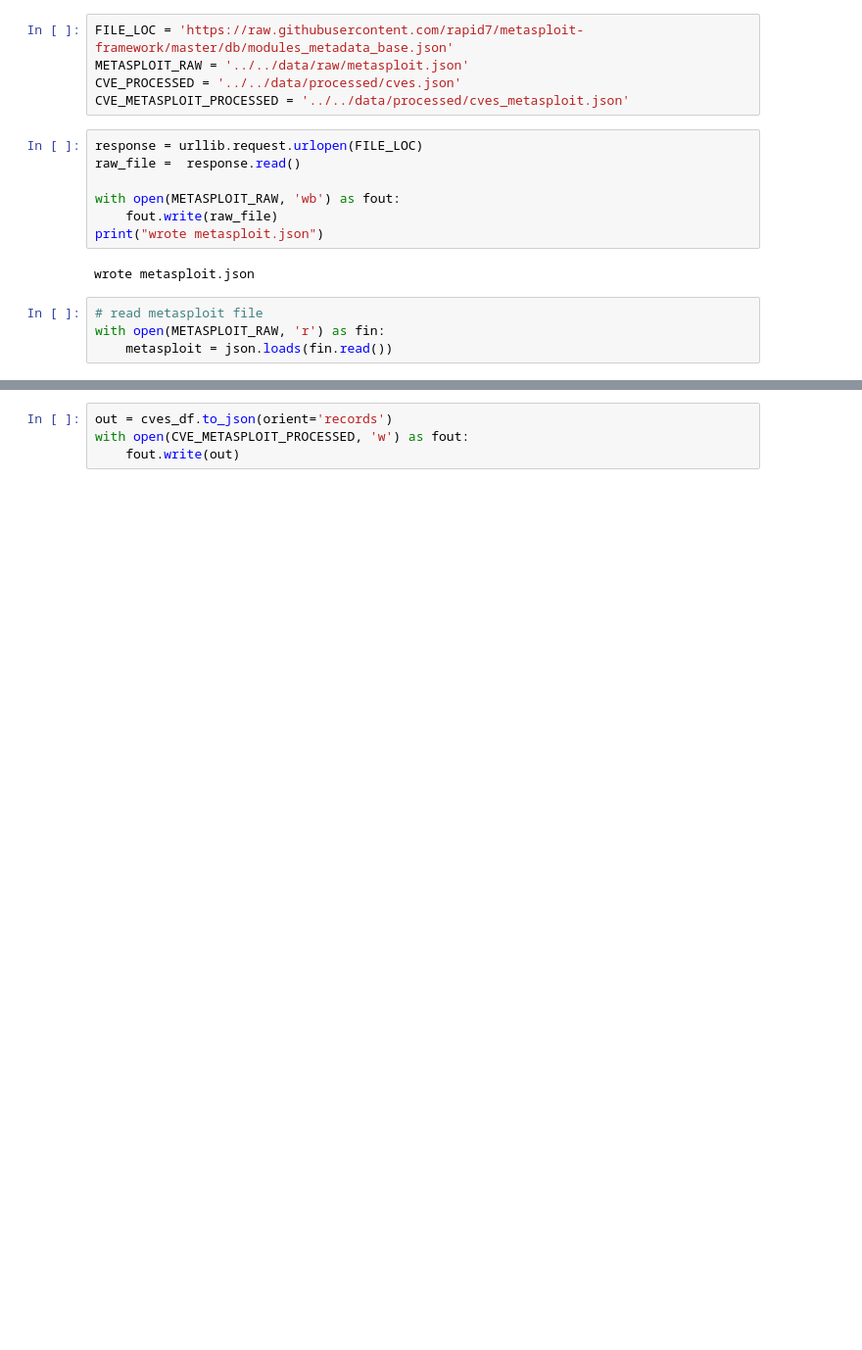
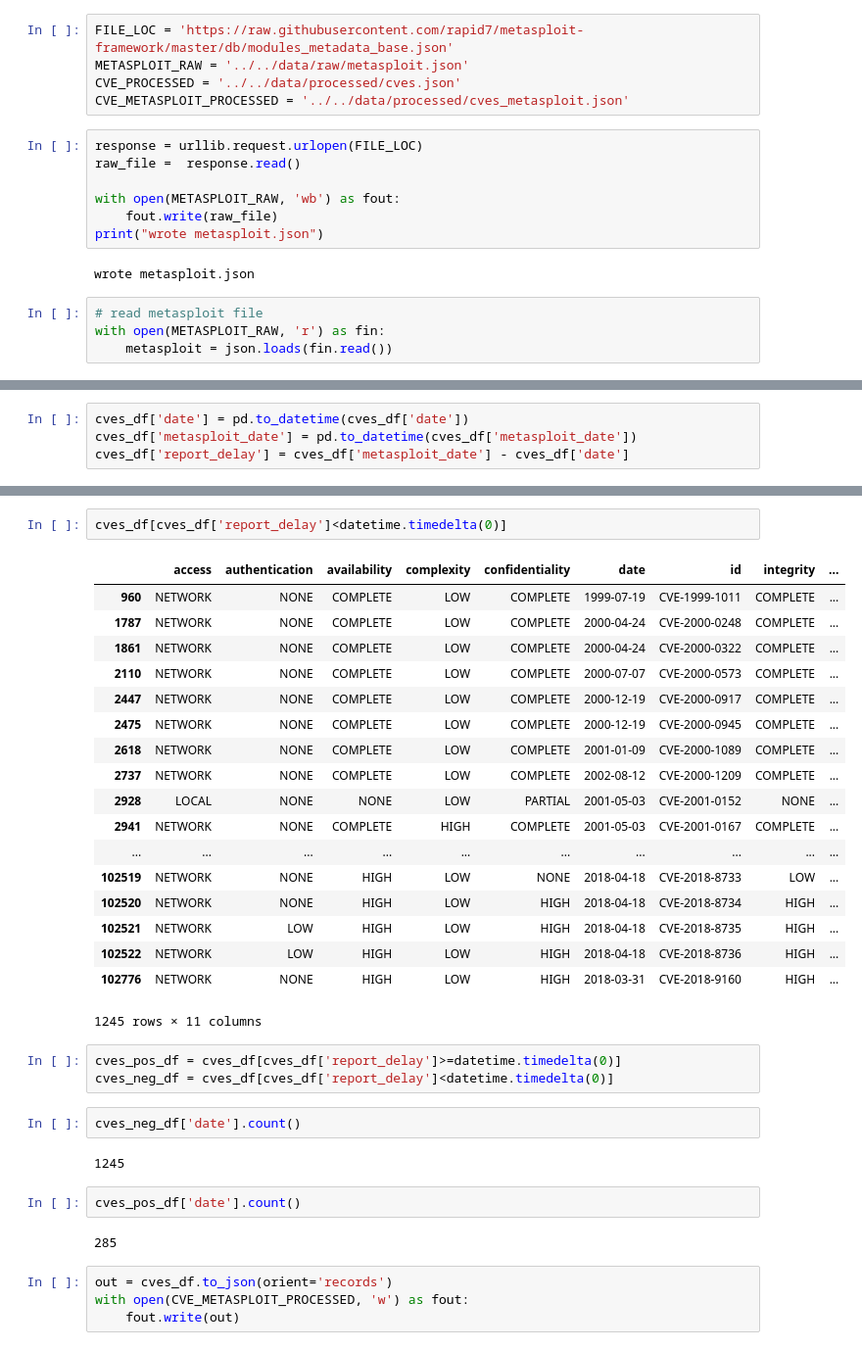
Before and after one commit to kfarr3/MLND-Capstone, a Jupyter notebook: code/data_prep/metasploit.ipynb, the cells around one changed output, grey strips where cells are left out. Shown at 98% size. Cells and saved outputs as stored; diff of their text form; blank space fills up the shorter version.

```diff
--- a/code/data_prep/metasploit.ipynb
+++ b/code/data_prep/metasploit.ipynb
@@ -66,0 +113,4 @@ cves_df.head()
+# %%
+cves_df['date'] = pd.to_datetime(cves_df['date'])
+cves_df['metasploit_date'] = pd.to_datetime(cves_df['metasploit_date'])
+cves_df['report_delay'] = cves_df['metasploit_date'] - cves_df['date']
@@ -67,3 +138,35 @@ cves_df.head()
+# %%
+cves_df[cves_df['report_delay']<datetime.timedelta(0)]
+# %% [output]
+|  | access | authentication | availability | complexity | confidentiality | date | id | integrity | ... |
+| 960 | NETWORK | NONE | COMPLETE | LOW | COMPLETE | 1999-07-19 | CVE-1999-1011 | COMPLETE | ... |
+| 1787 | NETWORK | NONE | COMPLETE | LOW | COMPLETE | 2000-04-24 | CVE-2000-0248 | COMPLETE | ... |
+| 1861 | NETWORK | NONE | COMPLETE | LOW | COMPLETE | 2000-04-24 | CVE-2000-0322 | COMPLETE | ... |
+| 2110 | NETWORK | NONE | COMPLETE | LOW | COMPLETE | 2000-07-07 | CVE-2000-0573 | COMPLETE | ... |
+| 2447 | NETWORK | NONE | COMPLETE | LOW | COMPLETE | 2000-12-19 | CVE-2000-0917 | COMPLETE | ... |
+| 2475 | NETWORK | NONE | COMPLETE | LOW | COMPLETE | 2000-12-19 | CVE-2000-0945 | COMPLETE | ... |
+| 2618 | NETWORK | NONE | COMPLETE | LOW | COMPLETE | 2001-01-09 | CVE-2000-1089 | COMPLETE | ... |
+| 2737 | NETWORK | NONE | COMPLETE | LOW | COMPLETE | 2002-08-12 | CVE-2000-1209 | COMPLETE | ... |
+| 2928 | LOCAL | NONE | NONE | LOW | PARTIAL | 2001-05-03 | CVE-2001-0152 | NONE | ... |
+| 2941 | NETWORK | NONE | COMPLETE | HIGH | COMPLETE | 2001-05-03 | CVE-2001-0167 | COMPLETE | ... |
+| ... | ... | ... | ... | ... | ... | ... | ... | ... | ... |
+| 102519 | NETWORK | NONE | HIGH | LOW | NONE | 2018-04-18 | CVE-2018-8733 | LOW | ... |
+| 102520 | NETWORK | NONE | HIGH | LOW | HIGH | 2018-04-18 | CVE-2018-8734 | HIGH | ... |
+| 102521 | NETWORK | LOW | HIGH | LOW | HIGH | 2018-04-18 | CVE-2018-8735 | HIGH | ... |
+| 102522 | NETWORK | LOW | HIGH | LOW | HIGH | 2018-04-18 | CVE-2018-8736 | HIGH | ... |
+| 102776 | NETWORK | NONE | HIGH | LOW | HIGH | 2018-03-31 | CVE-2018-9160 | HIGH | ... |
+1245 rows × 11 columns
+# %%
+cves_pos_df = cves_df[cves_df['report_delay']>=datetime.timedelta(0)]
+cves_neg_df = cves_df[cves_df['report_delay']<datetime.timedelta(0)]
+# %%
+cves_neg_df['date'].count()
+# %% [output]
+1245
+# %%
+cves_pos_df['date'].count()
+# %% [output]
+285
 # %%
 out = cves_df.to_json(orient='records')
 with open(CVE_METASPLOIT_PROCESSED, 'w') as fout:
```
Also changed, not shown: parts of 11 cells of this notebook, 5 other files.
